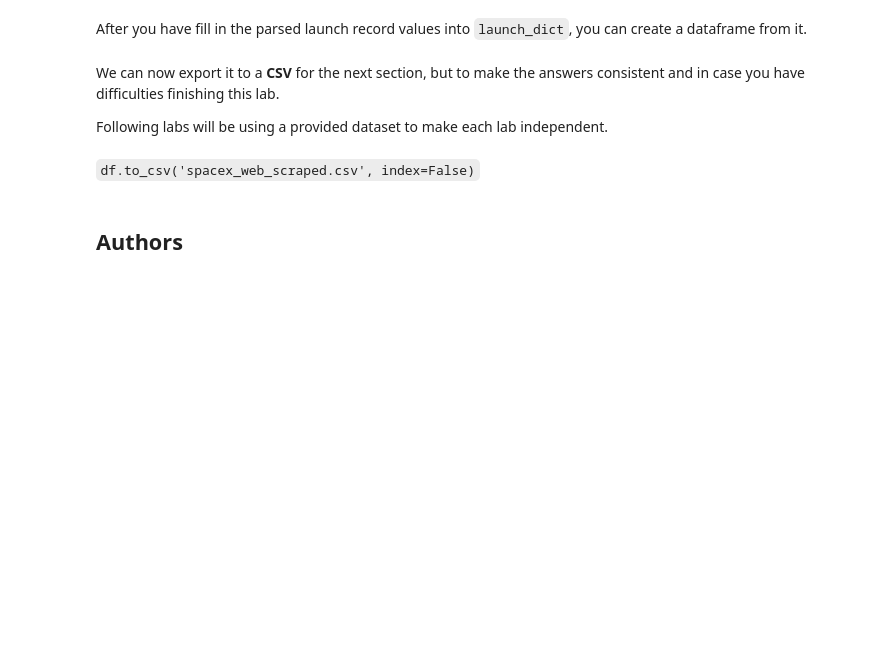
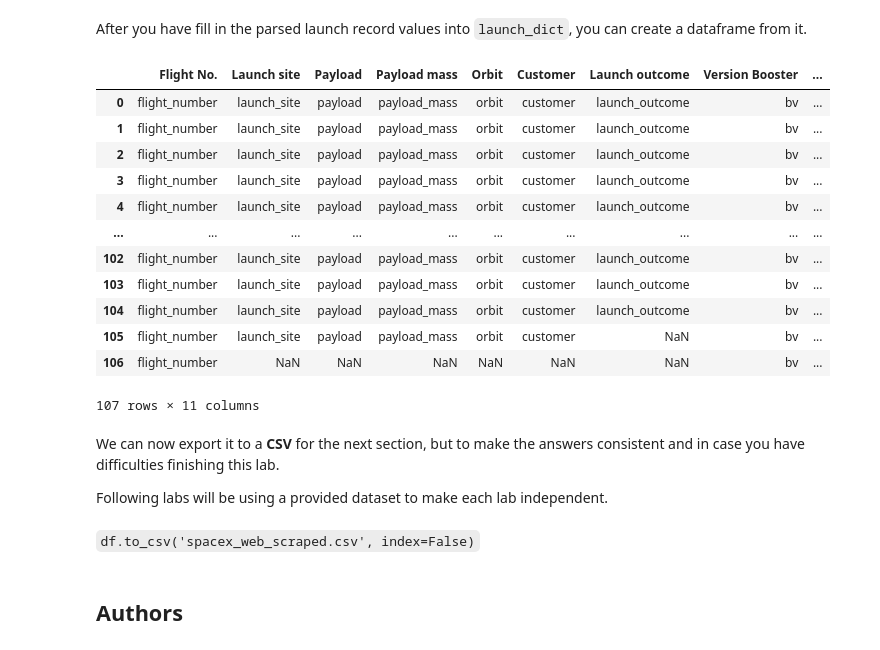
Before and after one commit to AMM121/Coursera-final-project, a Jupyter notebook: Data Collection with Web Scraping.ipynb, the cells around one changed output. Cells and saved outputs as stored; diff of their text form; code cells hidden in the pictures; blank space fills up the shorter version.

```diff
--- a/Data Collection with Web Scraping.ipynb
+++ b/Data Collection with Web Scraping.ipynb
@@ -119,6 +128,7 @@ First, let's perform an HTTP GET method to request the Falcon9 Launch HTML page,
 Create a `BeautifulSoup` object from the HTML `response`
 # %%
 # Use BeautifulSoup() to create a BeautifulSoup object from a response text content
+soup = BeautifulSoup(r.text)
 # %% [markdown]
 Print the page title to verify if the `BeautifulSoup` object was created properly
 # %%
@@ -132,6 +145,7 @@ Let's try to find all tables on the wiki page first. If you need to refresh your
 # %%
 # Use the find_all function in the BeautifulSoup object, with element type `table`
 # Assign the result to a list called `html_tables`
+html_tables = soup.find_all('table')
 # %% [markdown]
 Starting from the third table is our target table contains the actual launch records.
 # %%
@@ -172,6 +204,11 @@ column_names = []
 # Apply find_all() function with `th` element on first_launch_table
 # Iterate each th element and apply the provided extract_column_from_header() to get a column name
 # Append the Non-empty column name (`if name is not None and len(name) > 0`) into a list called column_names
+headers = first_launch_table.find_all('th')
+for th in headers:
+    name = extract_column_from_header(th)
+    if name is not None and len(name) > 0:
+        column_names.append(name)
 # %% [markdown]
 Check the extracted column names
 # %%
@@ -225,21 +264,25 @@ for table_number,table in enumerate(soup.find_all('table',"wikitable plainrowhea
             extracted_row += 1
             # Flight Number value
             # TODO: Append the flight_number into launch_dict with key `Flight No.`
-            #print(flight_number)
+            launch_dict['Flight No.'].append('flight_number')
+            print(flight_number)
             datatimelist=date_time(row[0])
 
             # Date value
             # TODO: Append the date into launch_dict with key `Date`
+            launch_dict['Date'].append('date')
             date = datatimelist[0].strip(',')
-            #print(date)
+            print(date)
 
             # Time value
             # TODO: Append the time into launch_dict with key `Time`
+            launch_dict['Time'].append('time')
             time = datatimelist[1]
-            #print(time)
+            print(time)
 
             # Booster version
             # TODO: Append the bv into launch_dict with key `Version Booster`
+            launch_dict['Version Booster'].append('bv')
             bv=booster_version(row[1])
             if not(bv):
                 bv=row[1].a.string
@@ -247,35 +290,42 @@ for table_number,table in enumerate(soup.find_all('table',"wikitable plainrowhea
 
             # Launch Site
             # TODO: Append the bv into launch_dict with key `Launch Site`
+            launch_dict['Launch site'].append('launch_site')
             launch_site = row[2].a.string
-            #print(launch_site)
+            print(launch_site)
 
             # Payload
             # TODO: Append the payload into launch_dict with key `Payload`
+            launch_dict['Payload'].append('payload')
             payload = row[3].a.string
-            #print(payload)
+            print(payload)
 
             # Payload Mass
             # TODO: Append the payload_mass into launch_dict with key `Payload mass`
+            launch_dict['Payload mass'].append('payload_mass')
             payload_mass = get_mass(row[4])
-            #print(payload)
+            print(payload)
 
             # Orbit
             # TODO: Append the orbit into launch_dict with key `Orbit`
+            launch_dict['Orbit'].append('orbit')
             orbit = row[5].a.string
-            #print(orbit)
+            print(orbit)
 
             # Customer
             # TODO: Append the customer into launch_dict with key `Customer`
+            launch_dict['Customer'].append('customer')
             customer = row[6].a.string
-            #print(customer)
+            print(customer)
 
             # Launch outcome
             # TODO: Append the launch_outcome into launch_dict with key `Launch outcome`
+            launch_dict['Launch outcome'].append('launch_outcome')
             launch_outcome = list(row[7].strings)[0]
-            #print(launch_outcome)
+            print(launch_outcome)
 
             # Booster landing
             # TODO: Append the launch_outcome into launch_dict with key `Booster landing`
+            launch_dict['Booster landing'].append('booster_landing')
             booster_landing = landing_status(row[8])
-            #print(booster_landing)
+            print(booster_landing)
@@ -286,3 +353,20 @@ df=pd.DataFrame(launch_dict)
+# %%
+df= pd.DataFrame({ key:pd.Series(value) for key, value in launch_dict.items() })
+df
+# %% [output]
+|  | Flight No. | Launch site | Payload | Payload mass | Orbit | Customer | Launch outcome | Version Booster | ... |
+| 0 | flight_number | launch_site | payload | payload_mass | orbit | customer | launch_outcome | bv | ... |
+| 1 | flight_number | launch_site | payload | payload_mass | orbit | customer | launch_outcome | bv | ... |
+| 2 | flight_number | launch_site | payload | payload_mass | orbit | customer | launch_outcome | bv | ... |
+| 3 | flight_number | launch_site | payload | payload_mass | orbit | customer | launch_outcome | bv | ... |
+| 4 | flight_number | launch_site | payload | payload_mass | orbit | customer | launch_outcome | bv | ... |
+| ... | ... | ... | ... | ... | ... | ... | ... | ... | ... |
+| 102 | flight_number | launch_site | payload | payload_mass | orbit | customer | launch_outcome | bv | ... |
+| 103 | flight_number | launch_site | payload | payload_mass | orbit | customer | launch_outcome | bv | ... |
+| 104 | flight_number | launch_site | payload | payload_mass | orbit | customer | launch_outcome | bv | ... |
+| 105 | flight_number | launch_site | payload | payload_mass | orbit | customer | NaN | bv | ... |
+| 106 | flight_number | NaN | NaN | NaN | NaN | NaN | NaN | bv | ... |
+107 rows × 11 columns
 # %% [markdown]
 We can now export it to a <b>CSV</b> for the next section, but to make the answers consistent and in case you have difficulties finishing this lab.
 
```
Also changed, not shown: parts of 7 cells of this notebook.
